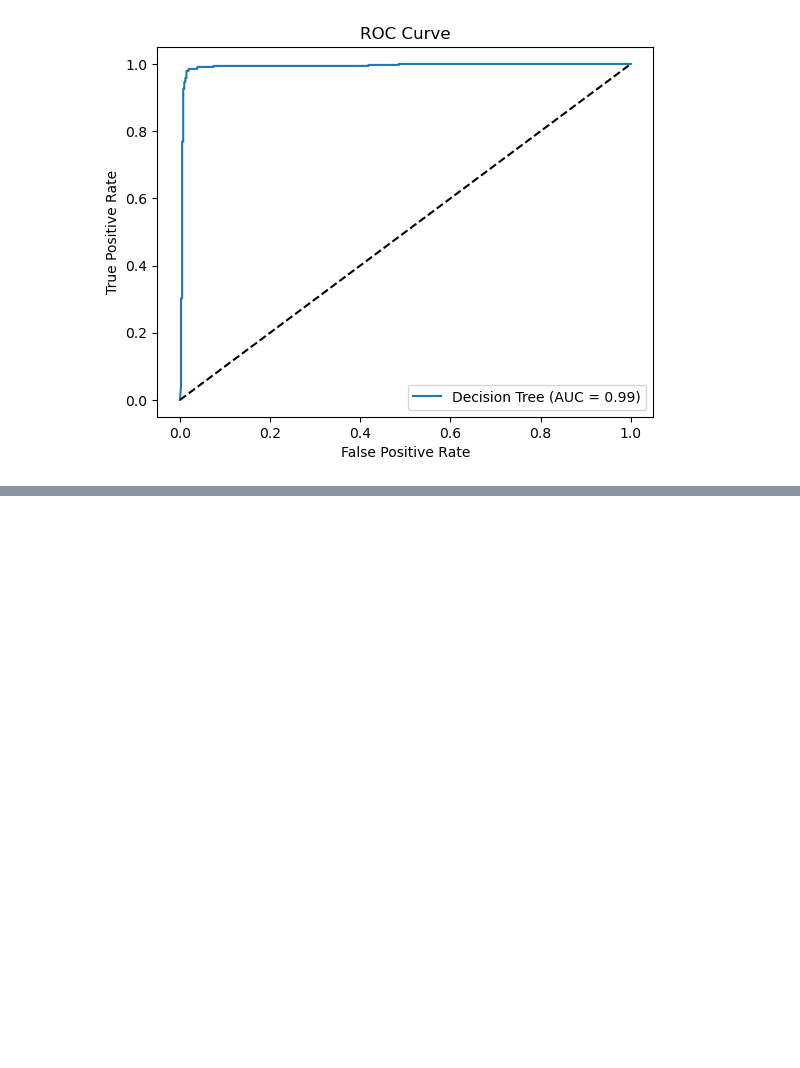
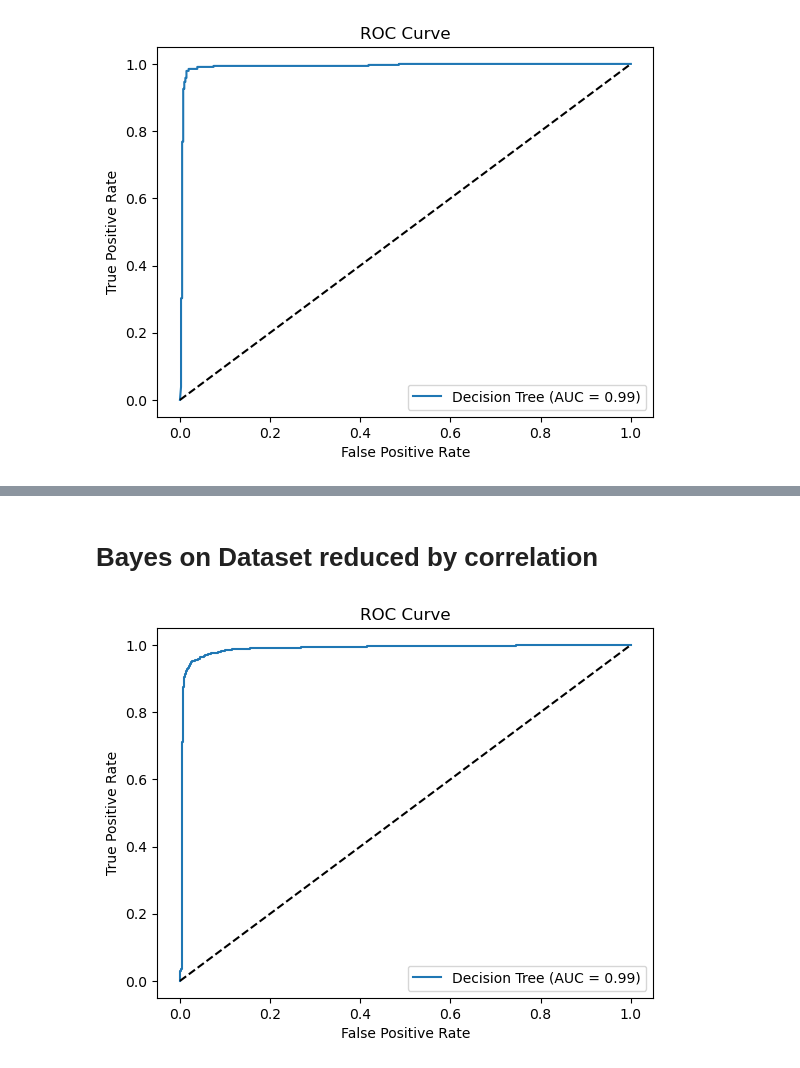
Before and after one commit to Tezze2001/brain-tumor-analysis, a Jupyter notebook: Bayes.ipynb, the cells around one changed output, grey strips where cells are left out. Cells and saved outputs as stored; diff of their text form; code cells hidden in the pictures; blank space fills up the shorter version.

Commit message:
added bayes on PCA reduction

```diff
--- a/Bayes.ipynb
+++ b/Bayes.ipynb
@@ -100,0 +100,30 @@ plt.show()
+# %% [markdown]
+# Bayes on Dataset reduced by correlation
+# %%
+train = pd.read_csv('./Dataset/PCA/Test.csv', index_col=0)
+test = pd.read_csv('./Dataset/PCA/Train.csv', index_col=0)
+
+y_train = train['Class']
+X_train = train.drop('Class',axis=1)
+y_test = test['Class']
+X_test = test.drop('Class',axis=1)
+
+clf = GaussianNB()
+clf.fit(X_train, y_train)
+
+# Calcola le probabilità di predizione del modello dell'albero decisionale utilizzando predict_proba
+y_pred_prob = clf.predict_proba(X_test)[:, 1]
+
+fpr_dt, tpr_dt, thresholds_dt = roc_curve(y_test, y_pred_prob)
+auc_dt = roc_auc_score(y_test, y_pred_prob)
+
+# Plotta la curva ROC dei due modelli per comparare le performance
+plt.plot(fpr_dt, tpr_dt, label=f'Decision Tree (AUC = {auc_dt:.2f})')
+plt.plot([0, 1], [0, 1], 'k--')
+plt.xlabel('False Positive Rate')
+plt.ylabel('True Positive Rate')
+plt.title('ROC Curve')
+plt.legend()
+plt.show()
+# %% [output]
+[figure, added]
```
Also changed, not shown: parts of 6 cells of this notebook, 3 other files.
